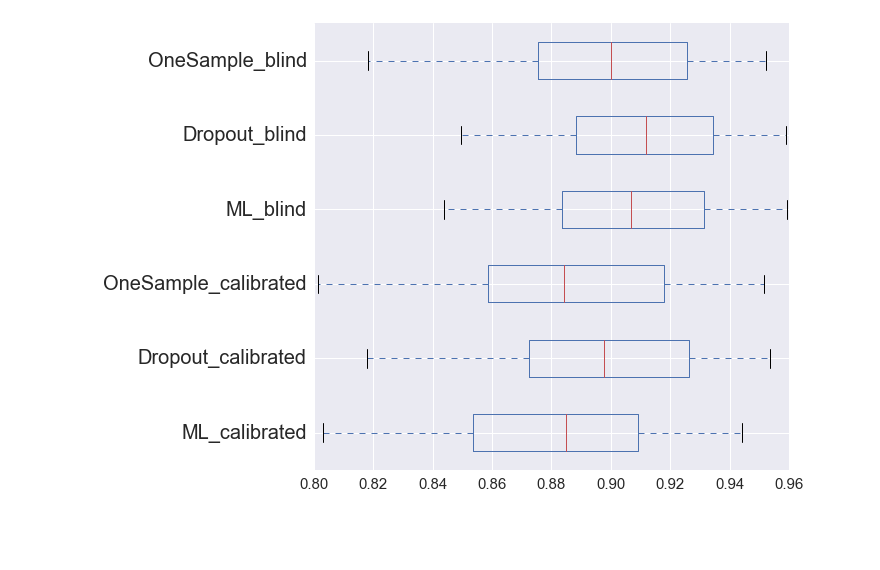
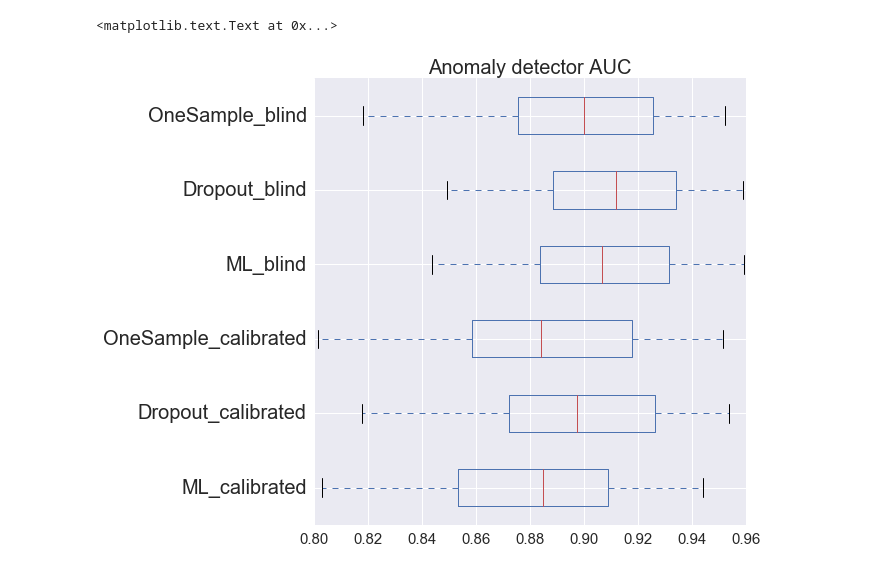
Before and after one commit to ramon-oliveira/deepstats, a Jupyter notebook: cifar10_results/join_results.ipynb, the cells around one changed output. Drawn from its saved outputs; the diff is of its cells as text; code cells hidden in the pictures; blank space fills up the shorter version.

```diff
--- a/cifar10_results/join_results.ipynb
+++ b/cifar10_results/join_results.ipynb
@@ -68,30 +68,32 @@ for key_row in zip(*[df.itertuples() for exp, df in dfs_results]):
 # %%
 plt.figure()
 # mpl.rcParams['ytick.labelsize'] = 13
 # mpl.rcParams['font.size'] = 15
 
 df = final_results[[c for c in final_results.columns if 'test_acc' in c]].copy()
 
 r1 = {o: 'ML_blind' for o in df.columns if 'convolutional_' in o and '_out_' in o}
 r2 = {o: 'ML_calibrated' for o in df.columns if 'convolutional_' in o and '_in_' in o}
 r3 = {o: 'Dropout_blind' for o in df.columns if 'convolutional-dropout_' in o and '_out_' in o}
 r4 = {o: 'Dropout_calibrated' for o in df.columns if 'convolutional-dropout_' in o and '_in_' in o}
 r5 = {o: 'OneSample_blind' for o in df.columns if 'convolutional-poor-bayesian_' in o and '_out_' in o}
 r6 = {o: 'OneSample_calibrated' for o in df.columns if 'convolutional-poor-bayesian_' in o and '_in_' in o}
 # r7 = {o: 'Bayesian_blind' for o in df.columns if 'mlp-bayesian_' in o and '_out_' in o}
 # r8 = {o: 'Bayesian_calibrated' for o in df.columns if 'mlp-bayesian_' in o and '_in_' in o}
 
 df.rename(columns=r1, inplace=True)
 df.rename(columns=r2, inplace=True)
 df.rename(columns=r3, inplace=True)
 df.rename(columns=r4, inplace=True)
 df.rename(columns=r5, inplace=True)
 df.rename(columns=r6, inplace=True)
 # df.rename(columns=r7, inplace=True)
 # df.rename(columns=r8, inplace=True)
 mpl.rcParams['figure.figsize'] = 10, 8
 mpl.rcParams['xtick.labelsize'] = 15
 ax = df.boxplot(fontsize=20, vert=False)
 plt.subplots_adjust(left=0.3)
+plt.title('Anomaly detector AUC', fontsize=20)
 # %% [output]
+<matplotlib.text.Text at 0x...>
-[figure, old version]
+[figure, new version]
```
Also changed, not shown: parts of 3 cells of this notebook, 1 other file.
